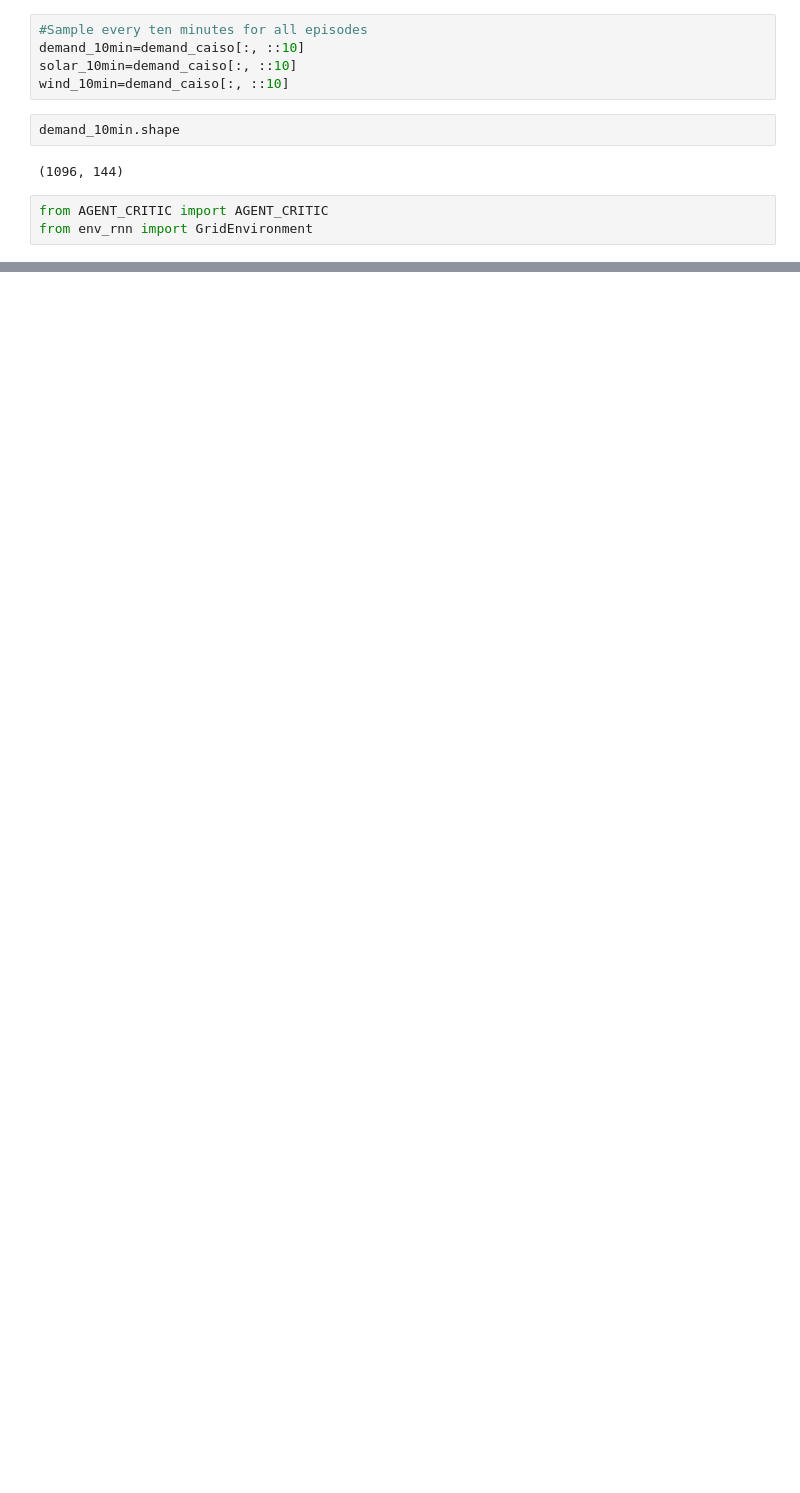
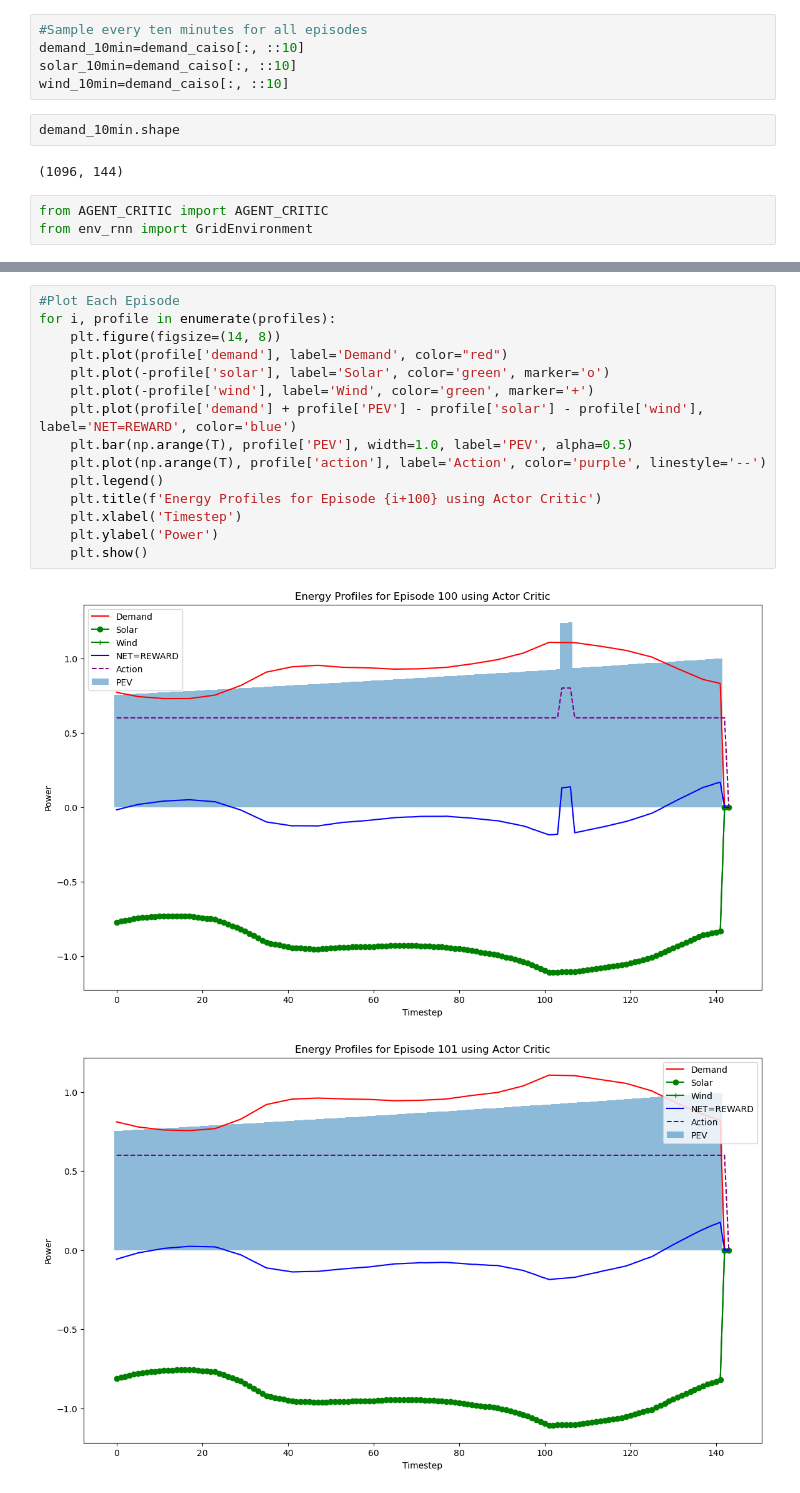
Before and after one commit to carlacupcake/CE291-V2G, a Jupyter notebook: RL_test_ENT_MAX.ipynb, the cells around one changed output, grey strips where cells are left out. Drawn from its saved outputs; the diff is of its cells as text; blank space fills up the shorter version.

```diff
--- a/RL_test_ENT_MAX.ipynb
+++ b/RL_test_ENT_MAX.ipynb
@@ -177,0 +207,18 @@ plt.show()
+# %%
+#Plot Each Episode
+for i, profile in enumerate(profiles):
+    plt.figure(figsize=(14, 8))
+    plt.plot(profile['demand'], label='Demand', color="red")
+    plt.plot(-profile['solar'], label='Solar', color='green', marker='o')
+    plt.plot(-profile['wind'], label='Wind', color='green', marker='+')
+    plt.plot(profile['demand'] + profile['PEV'] - profile['solar'] - profile['wind'], label='NET=REWARD', color='blue')
+    plt.bar(np.arange(T), profile['PEV'], width=1.0, label='PEV', alpha=0.5)
+    plt.plot(np.arange(T), profile['action'], label='Action', color='purple', linestyle='--')
+    plt.legend()
+    plt.title(f'Energy Profiles for Episode {i+100} using Actor Critic')
+    plt.xlabel('Timestep')
+    plt.ylabel('Power')
+    plt.show()
+# %% [output]
+[figure, added]
+[figure, added]
```
Also changed, not shown: parts of 4 cells of this notebook, 8 other files.
